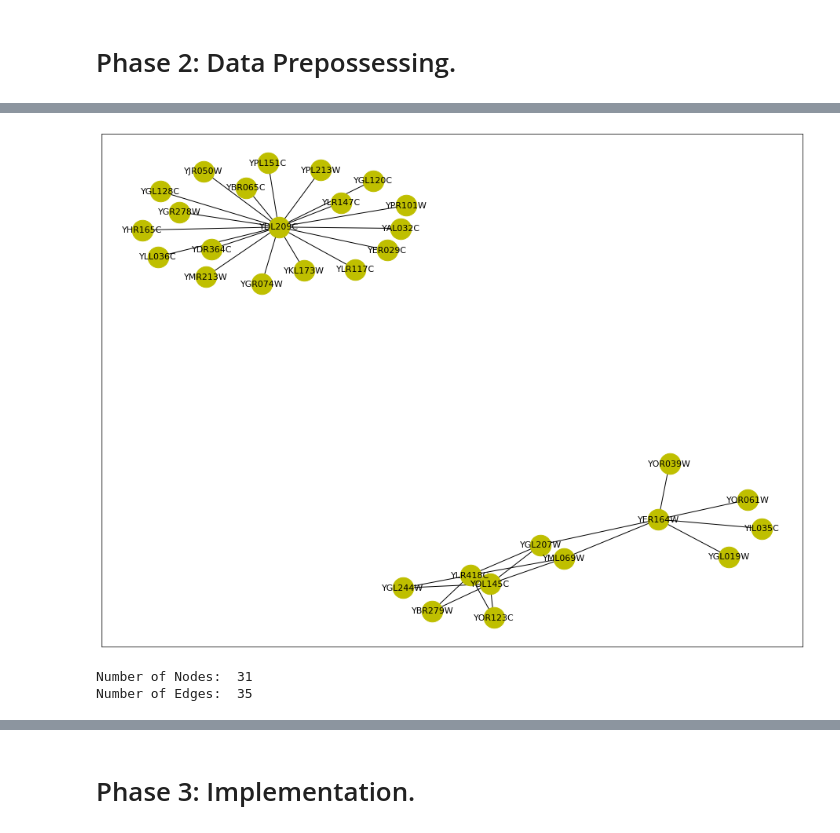
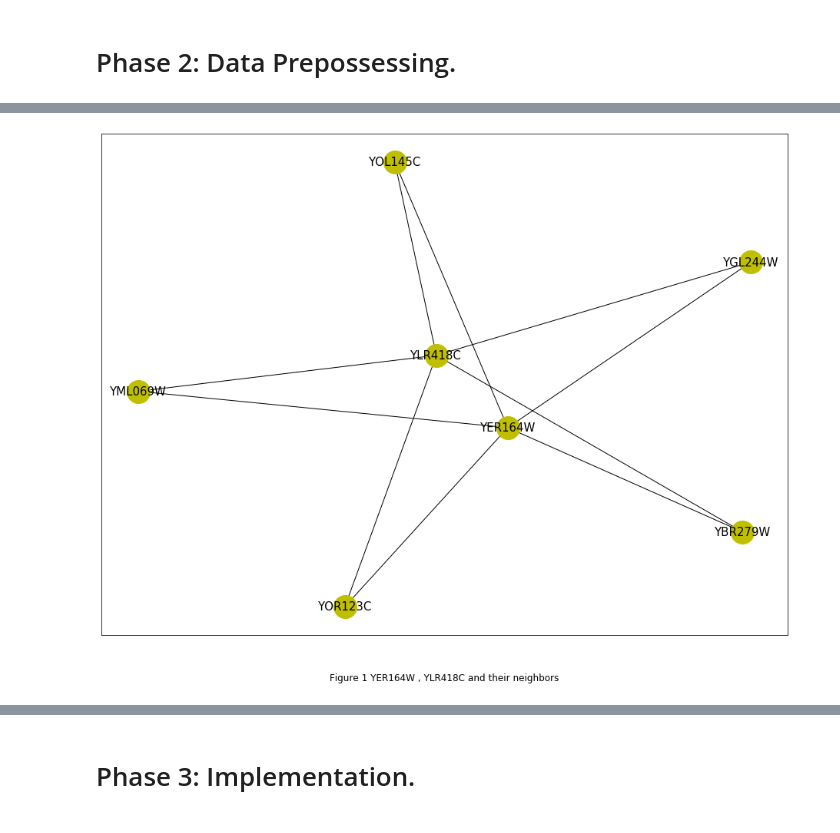
Before and after one commit to deepakshb/dsl2020-ppis, a Jupyter notebook: Predicting_PPIs.ipynb, the cells around one changed output, grey strips where cells are left out. Drawn from its saved outputs; the diff is of its cells as text; code cells hidden in the pictures.

```diff
--- a/Predicting_PPIs.ipynb
+++ b/Predicting_PPIs.ipynb
@@ -78,24 +219,17 @@ Predicting_PPIs.ipynb  test.edgelist
 # %%
-import networkx as nx
-import pylab as plt
-
-fh = open('test.edgelist', 'r')
+fh = open('subgraph_2.edgelist', 'r')
 
 G = nx.read_edgelist(fh)
 
 
 plt.figure(1, figsize=(16, 12))
 
 pos = nx.spring_layout(G)
 
-nx.draw_networkx_nodes(G, pos, node_color='y', node_size=700)
+nx.draw_networkx_nodes(G, pos, node_color='y', node_size=900)
 nx.draw_networkx_edges(G, pos)
-nx.draw_networkx_labels(G, pos, font_size=11)
+nx.draw_networkx_labels(G, pos, font_size=15)
+plt.title('Figure 1 YER164W , YLR418C and their neighbors', y=-0.1)
 plt.show()
-
-print('Number of Nodes: ', G.number_of_nodes())
-print('Number of Edges: ', G.number_of_edges())
 # %% [output]
-[figure, old version]
+[figure, new version]
-Number of Nodes:  31
-Number of Edges:  35
```
Also changed, not shown: parts of 27 cells of this notebook, 5 other files.
